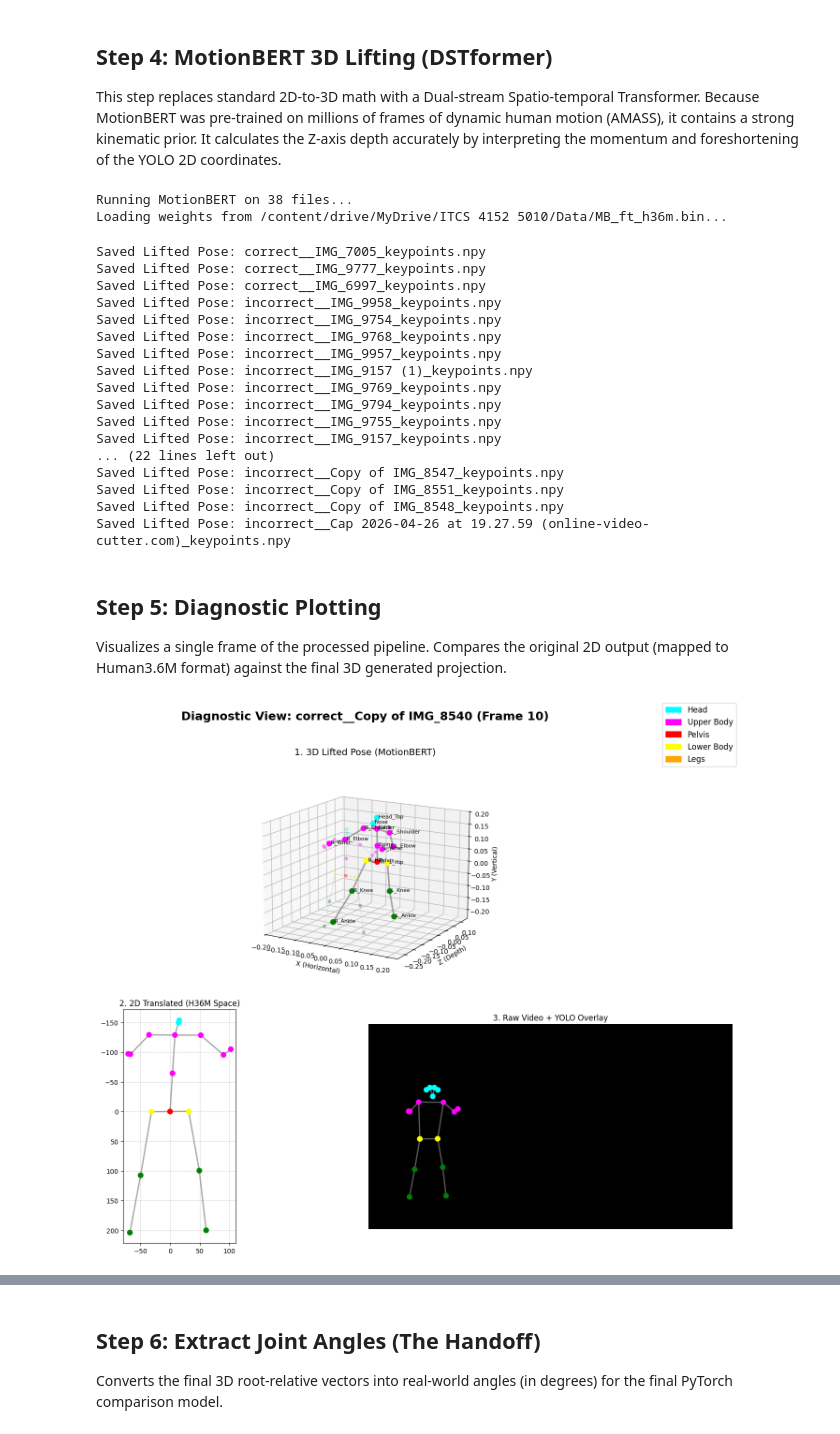
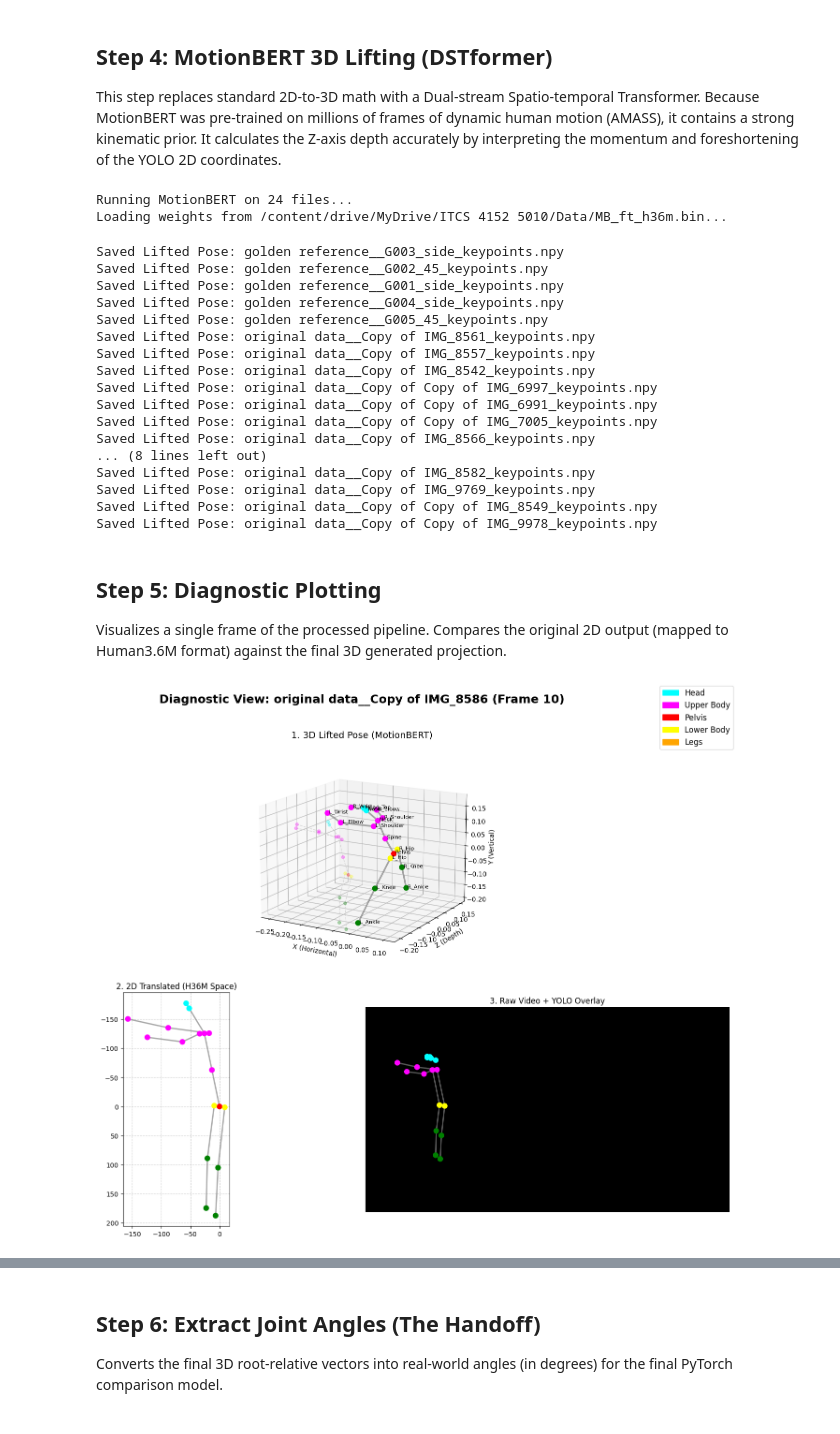
Before and after one commit to dganesh05/vision-based-workout-form-correction-system, a Jupyter notebook: pose_extraction_pipeline.ipynb, the cells around one changed output, grey strips where cells are left out. Drawn from its saved outputs; the diff is of its cells as text; code cells hidden in the pictures.

Commit message:
Apply attention-based squat extraction and golden video augmentation to increase and balance training set

```diff
--- a/pose_extraction_pipeline.ipynb
+++ b/pose_extraction_pipeline.ipynb
@@ -79,7 +79,7 @@ Compute Device Active: cuda
 ## Step 2: Stateless 2D Pose Extraction (YOLOv8)
 This step processes the raw video frame-by-frame. It uses a **Stateless** approach (`model.predict` instead of `model.track`) paired with a center-weighted spatial scoring algorithm to prevent the bounding box from hallucinating or locking onto background gym equipment.
 # %%
-RELEVANT_FOLDERS = ["correct", "incorrect"]
+RELEVANT_FOLDERS = ["original data", "golden reference"]
 yolo_model = YOLO("yolov8m-pose.pt")
 yolo_model.to('cuda')
 VIDEO_EXTENSIONS = {".mp4", ".mov", ".avi", ".mkv"}
@@ -355,31 +355,31 @@ for npy_path in tqdm(npy_files, desc="MotionBERT Inference"):
     np.save(save_path, final_3d_array)
     print(f"Saved Lifted Pose: {save_path.name}")
 # %% [output]
-Running MotionBERT on 38 files...
+Running MotionBERT on 24 files...
 Loading weights from /content/drive/MyDrive/ITCS 4152 5010/Data/MB_ft_h36m.bin...
-Saved Lifted Pose: correct__IMG_7005_keypoints.npy
-Saved Lifted Pose: correct__IMG_9777_keypoints.npy
-Saved Lifted Pose: correct__IMG_6997_keypoints.npy
-Saved Lifted Pose: incorrect__IMG_9958_keypoints.npy
-Saved Lifted Pose: incorrect__IMG_9754_keypoints.npy
-Saved Lifted Pose: incorrect__IMG_9768_keypoints.npy
-Saved Lifted Pose: incorrect__IMG_9957_keypoints.npy
-Saved Lifted Pose: incorrect__IMG_9157 (1)_keypoints.npy
-Saved Lifted Pose: incorrect__IMG_9769_keypoints.npy
-Saved Lifted Pose: incorrect__IMG_9794_keypoints.npy
-Saved Lifted Pose: incorrect__IMG_9755_keypoints.npy
-Saved Lifted Pose: incorrect__IMG_9157_keypoints.npy
-... (22 lines left out)
-Saved Lifted Pose: incorrect__Copy of IMG_8547_keypoints.npy
-Saved Lifted Pose: incorrect__Copy of IMG_8551_keypoints.npy
-Saved Lifted Pose: incorrect__Copy of IMG_8548_keypoints.npy
-Saved Lifted Pose: incorrect__Cap 2026-04-26 at 19.27.59 (online-video-cutter.com)_keypoints.npy
+Saved Lifted Pose: golden reference__G003_side_keypoints.npy
+Saved Lifted Pose: golden reference__G002_45_keypoints.npy
+Saved Lifted Pose: golden reference__G001_side_keypoints.npy
+Saved Lifted Pose: golden reference__G004_side_keypoints.npy
+Saved Lifted Pose: golden reference__G005_45_keypoints.npy
+Saved Lifted Pose: original data__Copy of IMG_8561_keypoints.npy
+Saved Lifted Pose: original data__Copy of IMG_8557_keypoints.npy
+Saved Lifted Pose: original data__Copy of IMG_8542_keypoints.npy
+Saved Lifted Pose: original data__Copy of Copy of IMG_6997_keypoints.npy
+Saved Lifted Pose: original data__Copy of Copy of IMG_6991_keypoints.npy
+Saved Lifted Pose: original data__Copy of Copy of IMG_7005_keypoints.npy
+Saved Lifted Pose: original data__Copy of IMG_8566_keypoints.npy
+... (8 lines left out)
+Saved Lifted Pose: original data__Copy of IMG_8582_keypoints.npy
+Saved Lifted Pose: original data__Copy of IMG_9769_keypoints.npy
+Saved Lifted Pose: original data__Copy of Copy of IMG_8549_keypoints.npy
+Saved Lifted Pose: original data__Copy of Copy of IMG_9978_keypoints.npy
 # %% [markdown]
 ## Step 5: Diagnostic Plotting
 Visualizes a single frame of the processed pipeline. Compares the original 2D output (mapped to Human3.6M format) against the final 3D generated projection.
 # %%
 # Use the first target stem as our diagnostic target
-DIAGNOSTIC_STEM = target_stems[20] if 'target_stems' in globals() and target_stems else "incorrect__anatomy"
+DIAGNOSTIC_STEM = target_stems[10] if 'target_stems' in globals() and target_stems else "incorrect__anatomy"
 FRAME_IDX = 10
 
 video_path = BASE_PATH / "Data" / DIAGNOSTIC_STEM.split("__")[0] / f"{DIAGNOSTIC_STEM.split('__')[1]}.mp4"
@@ -434,31 +434,31 @@ frame_rgb = cv2.cvtColor(frame, cv2.COLOR_BGR2RGB) if ret else np.zeros((720, 12
 orig_h, orig_w = frame_rgb.shape[:2]
 kpts_raw_yolo = standardized_sequence_2d[FRAME_IDX].copy()
 kpts_raw_yolo[:, :2] *= (orig_h / 720.0)
 
 # Plotting
 fig = plt.figure(figsize=(16, 12))
 fig.suptitle(f"Diagnostic View: {DIAGNOSTIC_STEM} (Frame {FRAME_IDX})", fontsize=18, fontweight='bold')
 
 ax1 = fig.add_subplot(2, 2, (1, 2), projection='3d')
 plot_diagnostic_3d(ax1, motionbert_data, FRAME_IDX)
 ax1.view_init(elev=15, azim=-60)
 ax1.set_title("1. 3D Lifted Pose (MotionBERT)", fontsize=14)
 
 ax2 = fig.add_subplot(2, 2, 3)
 ax2.scatter(kpts_2d_h36m[:, 0], kpts_2d_h36m[:, 1], c=H36M_COLORS, s=60, zorder=5)
 for joint1, joint2 in H36M_BONES: ax2.plot([kpts_2d_h36m[joint1, 0], kpts_2d_h36m[joint2, 0]], [kpts_2d_h36m[joint1, 1], kpts_2d_h36m[joint2, 1]], c='gray', linewidth=2, alpha=0.7)
 ax2.invert_yaxis(); ax2.set_aspect('equal'); ax2.set_title("2. 2D Translated (H36M Space)", fontsize=12); ax2.grid(True, linestyle='--', alpha=0.6)
 
 ax3 = fig.add_subplot(2, 2, 4)
 ax3.imshow(frame_rgb)
 ax3.scatter(kpts_raw_yolo[:, 0], kpts_raw_yolo[:, 1], c=COCO_COLORS, s=60, zorder=5)
 for joint1, joint2 in COCO_BONES:
     if kpts_raw_yolo[joint1, 2] > 0.1 and kpts_raw_yolo[joint2, 2] > 0.1:
         ax3.plot([kpts_raw_yolo[joint1, 0], kpts_raw_yolo[joint2, 0]], [kpts_raw_yolo[joint1, 1], kpts_raw_yolo[joint2, 1]], c='gray', linewidth=2, alpha=0.7)
 ax3.set_title("3. Raw Video + YOLO Overlay", fontsize=12); ax3.axis('off')
 
 fig.legend(handles=[mpatches.Patch(color=c, label=l) for c, l in zip(['cyan','magenta','red','yellow','orange'], ['Head','Upper Body','Pelvis','Lower Body','Legs'])], loc='upper right', fontsize=12)
 plt.tight_layout(rect=[0, 0, 1, 0.96])
 plt.show()
 # %% [output]
-[figure, old version]
+[figure, new version]
```
Also changed, not shown: parts of 7 cells of this notebook.
